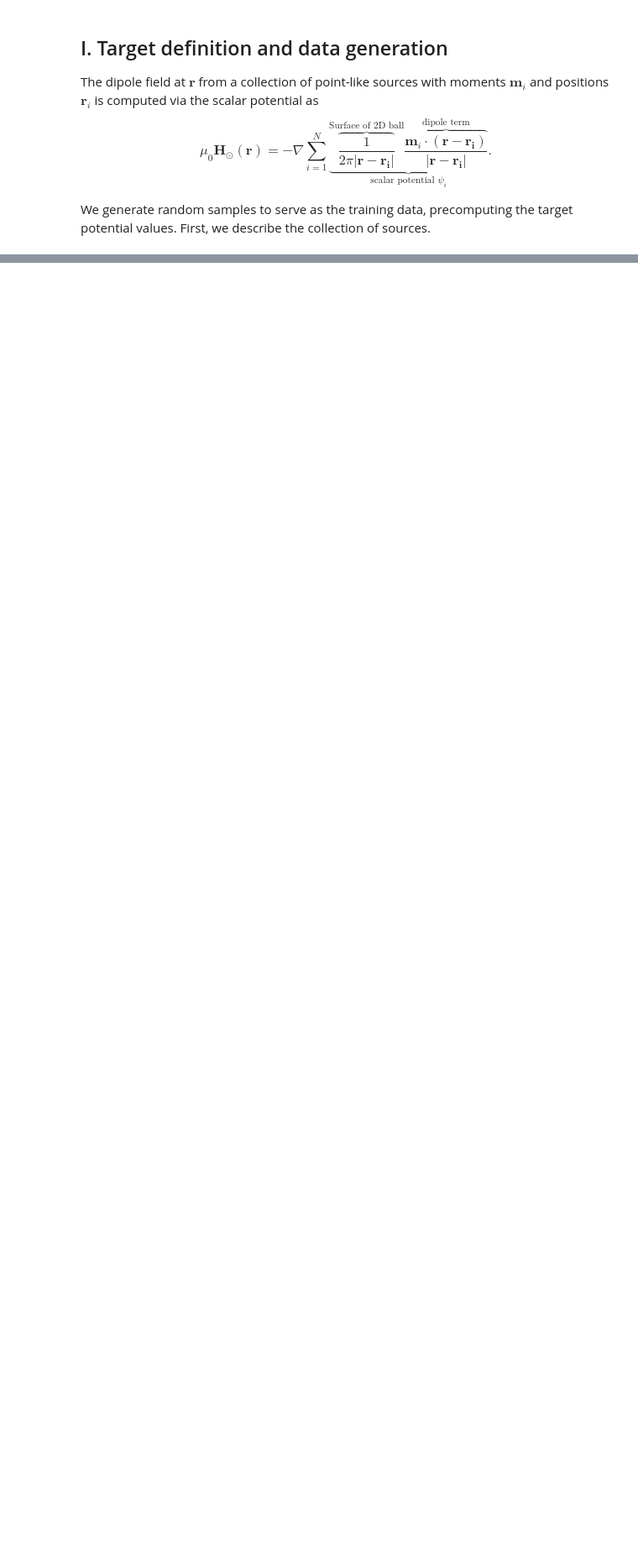
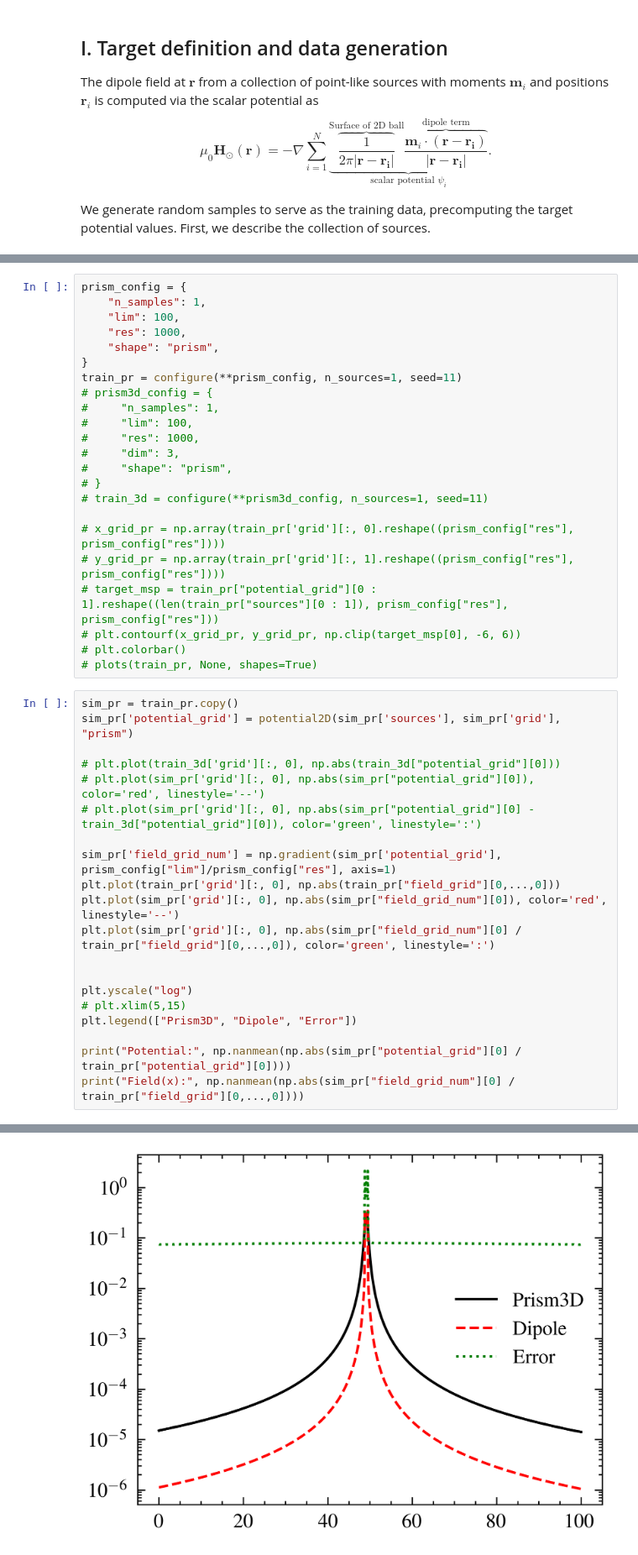
Before and after one commit to cmt-dtu-energy/hypermagnetics, a Jupyter notebook: nbs/fmm.ipynb, the cells around one changed output, grey strips where cells are left out. Shown at 84% size. Cells and saved outputs as stored; diff of their text form; blank space fills up the shorter version.

```diff
--- a/nbs/fmm.ipynb
+++ b/nbs/fmm.ipynb
@@ -117,0 +73,44 @@ sim_ball['field_grid'] = np.real(np.array([out.gradtarg.swapaxes(0, 1)]))
+# %%
+prism_config = {
+    "n_samples": 1,
+    "lim": 100,
+    "res": 1000,
+    "shape": "prism",
+}
+train_pr = configure(**prism_config, n_sources=1, seed=11)
+# prism3d_config = {
+#     "n_samples": 1,
+#     "lim": 100,
+#     "res": 1000,
+#     "dim": 3,
+#     "shape": "prism",
+# }
+# train_3d = configure(**prism3d_config, n_sources=1, seed=11)
+
+# x_grid_pr = np.array(train_pr['grid'][:, 0].reshape((prism_config["res"], prism_config["res"])))
+# y_grid_pr = np.array(train_pr['grid'][:, 1].reshape((prism_config["res"], prism_config["res"])))
+# target_msp = train_pr["potential_grid"][0 : 1].reshape((len(train_pr["sources"][0 : 1]), prism_config["res"], prism_config["res"]))
+# plt.contourf(x_grid_pr, y_grid_pr, np.clip(target_msp[0], -6, 6))
+# plt.colorbar()
+# plots(train_pr, None, shapes=True)
+# %%
+sim_pr = train_pr.copy()
+sim_pr['potential_grid'] = potential2D(sim_pr['sources'], sim_pr['grid'], "prism")
+
+# plt.plot(train_3d['grid'][:, 0], np.abs(train_3d["potential_grid"][0]))
+# plt.plot(sim_pr['grid'][:, 0], np.abs(sim_pr["potential_grid"][0]), color='red', linestyle='--')
+# plt.plot(sim_pr['grid'][:, 0], np.abs(sim_pr["potential_grid"][0] - train_3d["potential_grid"][0]), color='green', linestyle=':')
+
+sim_pr['field_grid_num'] = np.gradient(sim_pr['potential_grid'], prism_config["lim"]/prism_config["res"], axis=1)
+plt.plot(train_pr['grid'][:, 0], np.abs(train_pr["field_grid"][0,...,0]))
+plt.plot(sim_pr['grid'][:, 0], np.abs(sim_pr["field_grid_num"][0]), color='red', linestyle='--')
+plt.plot(sim_pr['grid'][:, 0], np.abs(sim_pr["field_grid_num"][0] / train_pr["field_grid"][0,...,0]), color='green', linestyle=':')
+
+
+plt.yscale("log")
+# plt.xlim(5,15)
+plt.legend(["Prism3D", "Dipole", "Error"])
+
+print("Potential:", np.nanmean(np.abs(sim_pr["potential_grid"][0] / train_pr["potential_grid"][0])))
+print("Field(x):", np.nanmean(np.abs(sim_pr["field_grid_num"][0] / train_pr["field_grid"][0,...,0])))
+# %% [output]
@@ -117,0 +119 @@ sim_ball['field_grid'] = np.real(np.array([out.gradtarg.swapaxes(0, 1)]))
+[figure, added]
```
Also changed, not shown: parts of 11 cells of this notebook, 3 other files.
